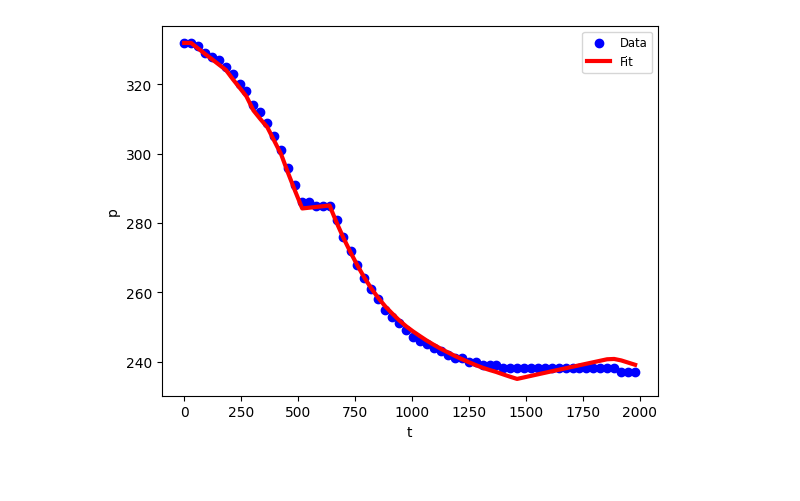
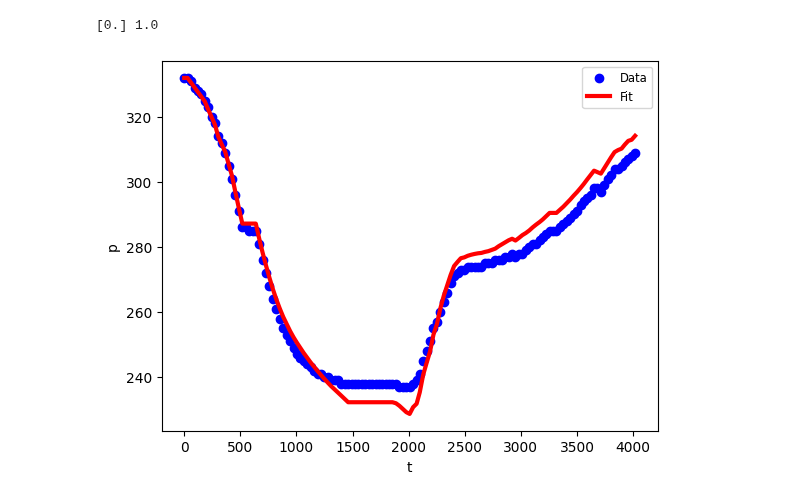
Before and after one commit to marcelogarret/projeto_mestrado, a Jupyter notebook: EBM_FIT_UNISIM_M.ipynb, the cells around one changed output. Saved outputs shown, nothing was run; the diff lists cells and outputs as text; code cells hidden in the pictures.

```diff
--- a/EBM_FIT_UNISIM_M.ipynb
+++ b/EBM_FIT_UNISIM_M.ipynb
@@ -9,7 +9,7 @@ from scipy.optimize import minimize
 from sklearn.metrics import r2_score
 
 df=pd.read_excel('unisim_hist-m.xlsx')
-df=pd.read_excel('unisim_hist-m.xlsx').iloc[:66,:]
-df
+# df=pd.read_excel('unisim_hist-m.xlsx').iloc[:66,:]
+df.tail()
 # %% [output]
 |  | Date | Press | Np | Gp | Wp | Winj |
@@ -43,8 +36,8 @@ Swi = 0.17 ** 0.35
 df["Rp"] = (df["Gp"]/df["Np"]).fillna(0)
 df["t"] = (df["Date"]-df["Date"].iloc[0]).astype("int64")/10**9/60/60/24
 df["dt"]=df["t"].diff().fillna(0)
-df["dp"]= df["Press"].iloc[0]-df["Press"]
 df["p_med"]= (df["Press"]+(df["Press"]-df["Press"].diff()).fillna(df["Press"].iloc[0]))/2
+df["dp"]= df["Press"].iloc[0]-df["p_med"] ## Dúvida se não deveria ser df["Press"].iloc[0]-df["Press"]
 df["pmt"]=((df["Press"].iloc[0]-df["p_med"])*df["dt"]).cumsum()
 df.head()
 # %% [output]
@@ -191,3 +226,29 @@ Estimativas de We: [0.00000000e+00 0.00000000e+00 1.23833493e+02 6.19167464e+02
+# %%
+## Schilthuis
+## We = J∫(p_i-p).dt
+## We = J.∑[p_i-p_j+1]*∆t
+## p_j+1_ = [p_j+p_j+1]/2
+## ∆t = t_j+1-t_j
+## j = 0....n-1
+
+#Aquífero Schilthuis
+def we_pred1(t, J):
+    dt=t-np.roll(t,1)
+    p_med=(p+np.roll(p,1))/2
+    pmt = ((p[0]-p_med[2:])*dt[2:]).cumsum()
+    return np.append(np.zeros(2), J*pmt[0:len(t)])
+
+# Chute inicial para J
+initialGuess1=[0]
+
+# Ajuste da curva
+popt1,pcov1 = curve_fit(we_pred1, t, We_est, initialGuess1)
+
+fittedData1 = we_pred1(t, *popt1)
+r2_1 = r2_score(We_est, fittedData1)
+print(popt1, r2_1)
+# %% [output]
+[0.] 1.0
 # %%
 ## Hurst Mod.
 ## We = C.∫[(pi-p)/ln(at)].dt
@@ -251,16 +312,17 @@ Estimativas de We: [0.00000000e+00 0.00000000e+00 1.23833493e+02 6.19167464e+02
 # r2_3 = r2_score(We_est, fittedData3)
 # print(popt3, r2_3)
 # %%
-#Otimização
+# Simulação Histórico de Pressão x Tempo
 
 p_prev=np.zeros(len(t))
 we_prev=np.zeros(len(t))
 pimt=np.zeros(len(t))
+# alpha = 0.99
 
 def f_sch(pn, i):
     pmed=(p[i-1]+pn)/2
-    pimt[i]=pimt[i-1]+(p[0]-pmed)*(t[i]-t[i-1])
-    Sch=J_est*pimt[i]
+    pimt[i]=(pimt[i-1]+((p[0]-pmed)*(t[i]-t[i-1]))).reshape(())
+    Sch=popt1[0]*pimt[i]
     return Sch
 
 def f_ebm(pn, i):
@@ -269,31 +331,31 @@ def f_ebm(pn, i):
     F=npp[i]*(Bo+(rp[i]-Rsi)*Bg)+(wp[i]-winj[i])*Bw
     Eo=Bo-bo[0]
     Efw=bo[0]*((cf+cw*Swi)/(1-Swi))*(p[0]-pn)
     EBM=F-N_est*(Eo+Efw)
     return EBM
 
 for i in range(len(t)):
     if p[i] == p[0]:
         p_prev[i]=p[0]
         we_prev[i]=0
         pimt[i]=0
     else:
         pn=p[i-1]
         def f_obj(pn):
             Aquif=f_sch(pn, i)
             EBM=f_ebm(pn, i)
             return(EBM-Aquif)
         result=f_obj(pn)
         const = {'type':'eq', 'fun': f_obj}
         result=minimize(f_obj, pn, constraints=const)
         p_prev[i]=result.x[0]
 
 plt.scatter(t, p, label="Data", color="blue")
 plt.plot(t, p_prev, label="Fit", color="red", linewidth=3)
 # plt.plot(t, df["Press_b"], label="Benchmark", color="black", linewidth=2, linestyle='--')
 plt.legend(fontsize='small')
 plt.xlabel("t")
 plt.ylabel("p")
 plt.show()
 # %% [output]
-[figure, old version]
+[figure, new version]
```
Also changed, not shown: parts of 6 cells of this notebook.
